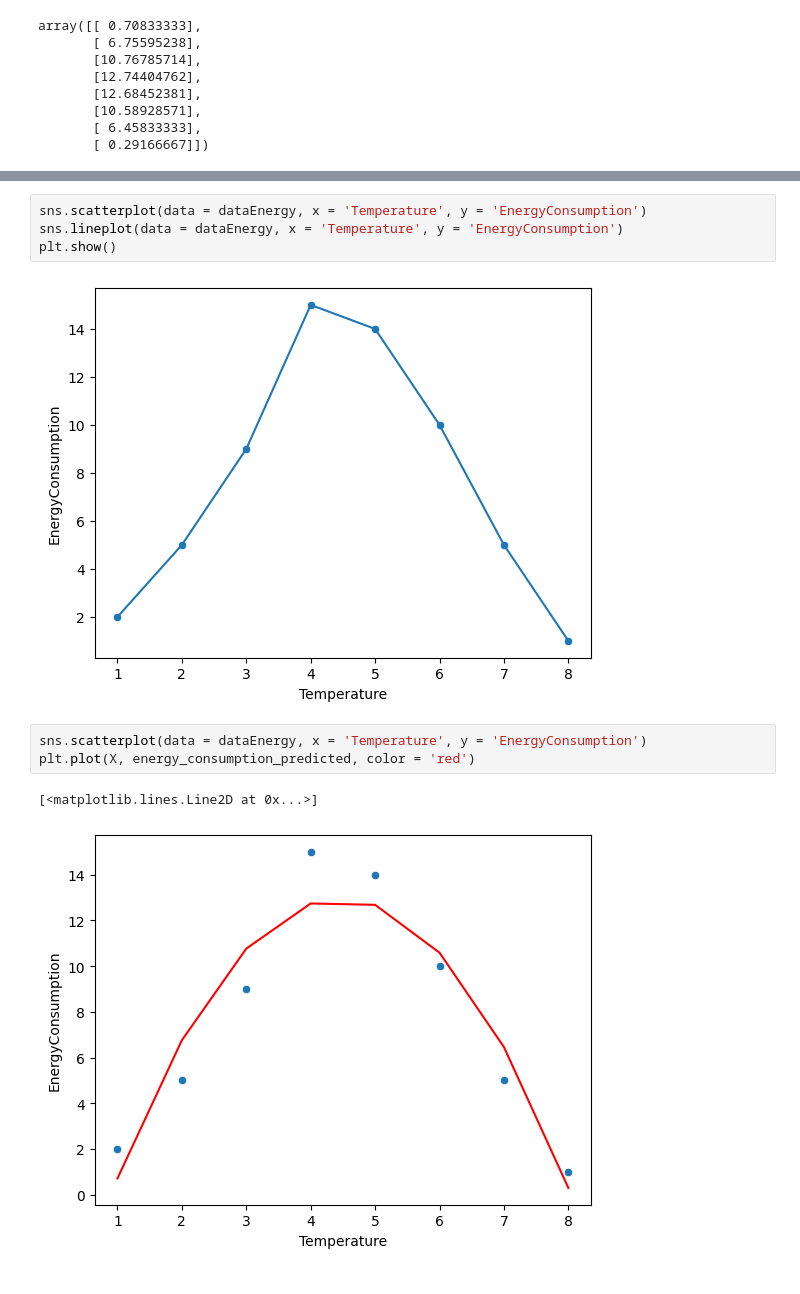
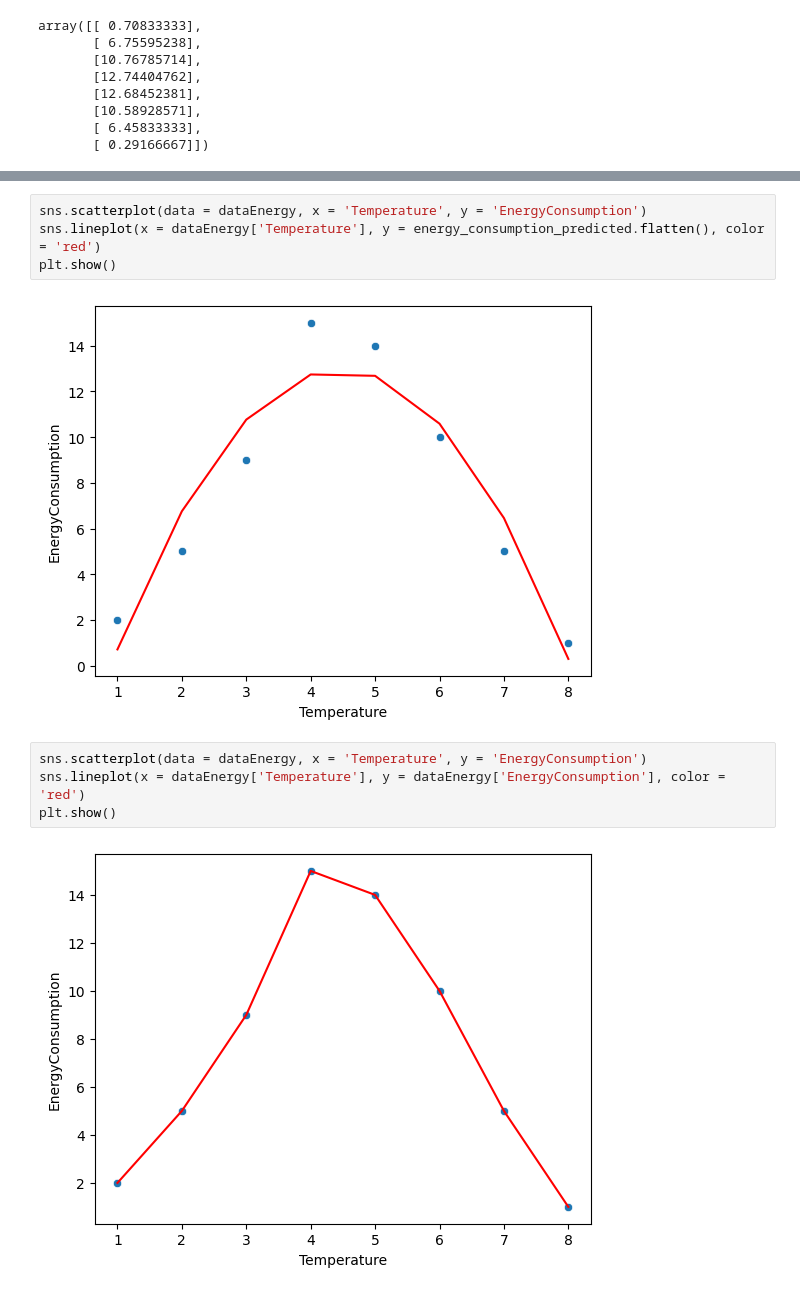
Before and after one commit to KritishmaPradhan/Data-Science-8th-sem, a Jupyter notebook: day10MultiplePolyReg/PloynomialReg.ipynb, the cells around one changed output, grey strips where cells are left out. Drawn from its saved outputs; the diff is of its cells as text.

```diff
--- a/day10MultiplePolyReg/PloynomialReg.ipynb
+++ b/day10MultiplePolyReg/PloynomialReg.ipynb
@@ -52,12 +76,12 @@ array([[ 0.70833333],
 # %%
 sns.scatterplot(data = dataEnergy, x = 'Temperature', y = 'EnergyConsumption')
-sns.lineplot(data = dataEnergy, x = 'Temperature', y = 'EnergyConsumption')
+sns.lineplot(x = dataEnergy['Temperature'], y = energy_consumption_predicted.flatten(), color = 'red')
 plt.show()
 # %% [output]
-[figure, old version]
+[figure, new version]
 # %%
 sns.scatterplot(data = dataEnergy, x = 'Temperature', y = 'EnergyConsumption')
-plt.plot(X, energy_consumption_predicted, color = 'red')
+sns.lineplot(x = dataEnergy['Temperature'], y = dataEnergy['EnergyConsumption'], color = 'red')
+plt.show()
 # %% [output]
-[<matplotlib.lines.Line2D at 0x...>]
-[figure, old version]
+[figure, new version]
```
Also changed, not shown: parts of 7 cells of this notebook, 2 other files.
